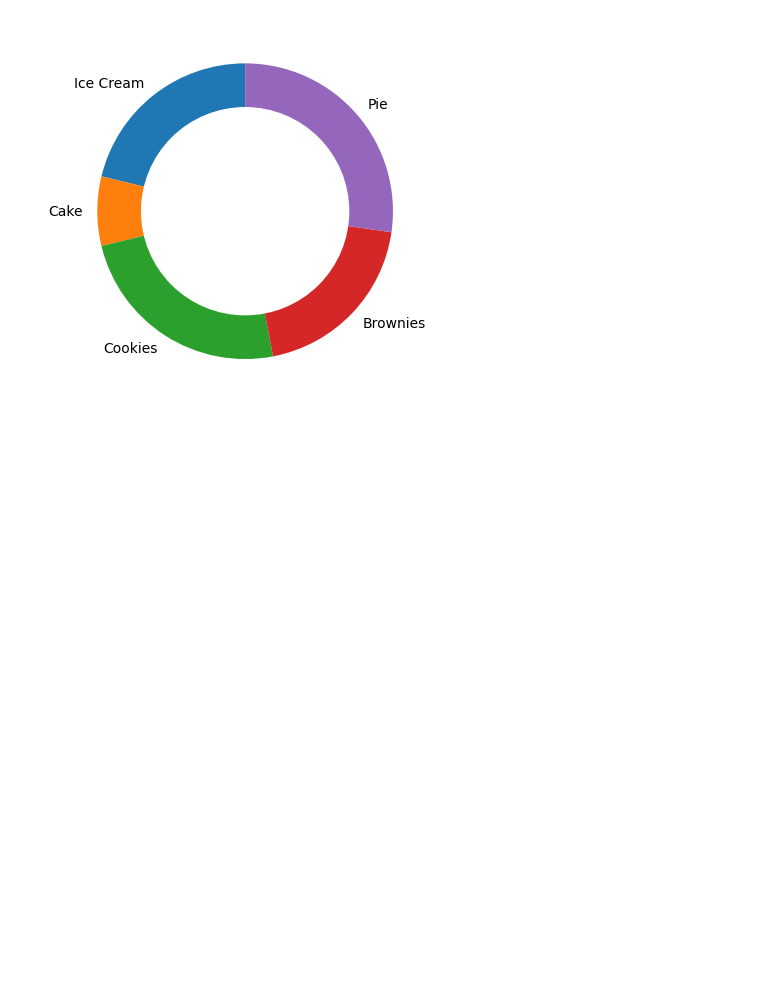
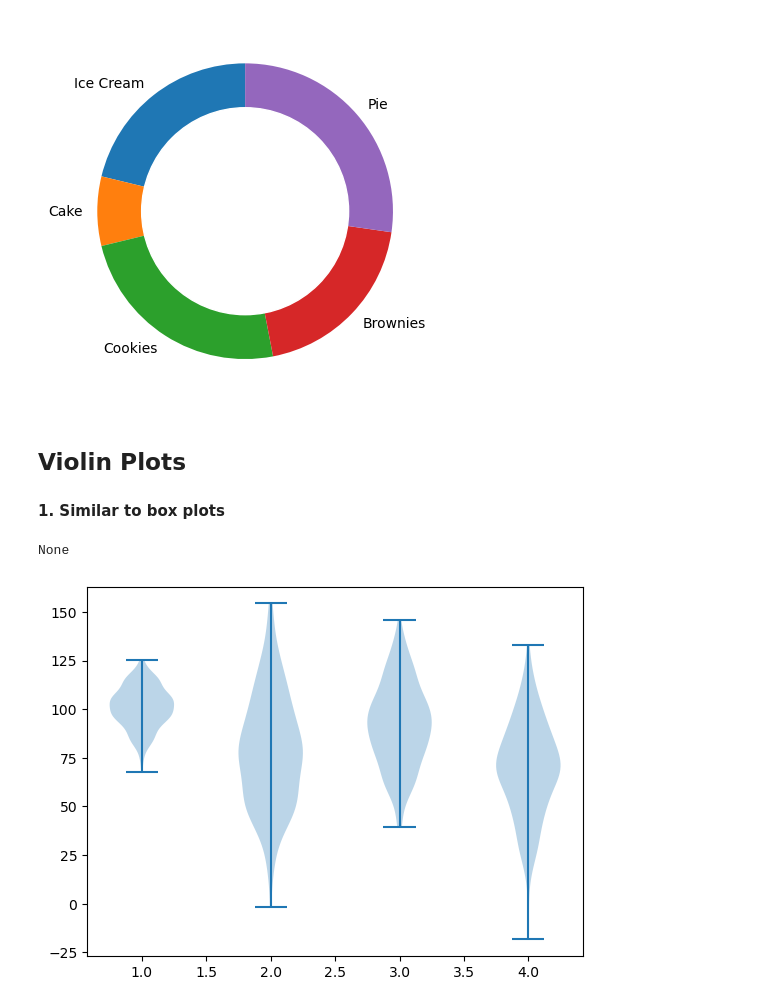
Before and after one commit to deAlgorithm/Data_Mining, a Jupyter notebook: Notebooks/Data Visualization.ipynb, the cells around one changed output. Drawn from its saved outputs; the diff is of its cells as text; code cells hidden in the pictures; blank space fills up the shorter version.

Commit message:
update Data Visualization

```diff
--- a/Notebooks/Data Visualization.ipynb
+++ b/Notebooks/Data Visualization.ipynb
@@ -193,3 +193,31 @@ p.gca().add_artist(circle)
 plt.show()
 # %% [output]
 [figure]
+# %% [markdown]
+## Violin Plots
+#### 1. Similar to box plots
+# %%
+print(np.random.seed(15))
+# %% [output]
+None
+# %%
+collectn_1 = np.random.normal(100, 10, 200)
+collectn_2 = np.random.normal(80, 30, 200)
+collectn_3 = np.random.normal(90, 20, 200)
+collectn_4 = np.random.normal(70, 25, 200)
+
+# combine these different collections into a list
+data_to_list = [collectn_1, collectn_2, collectn_3, collectn_4]
+
+#create a figure instance
+fig = plt.figure()
+
+# Create an axes instance
+# ax = fig.add_axes([0,0,1,1])
+
+# Create the violinplot
+# bp = ax.violinplot(data_to_list)
+bp = plt.violinplot(data_to_list)
+plt.show()
+# %% [output]
+[figure, added]
```
Also changed, not shown: parts of 6 cells of this notebook.
